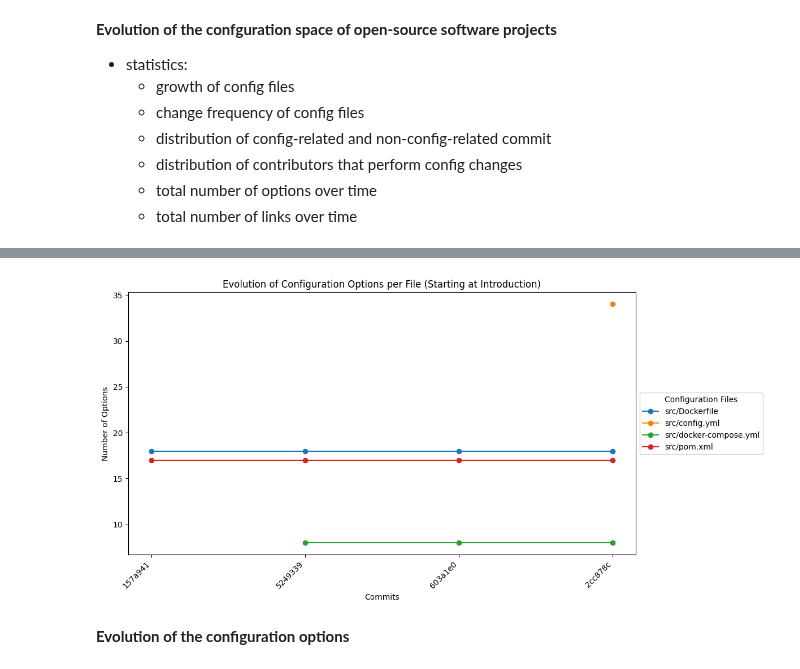
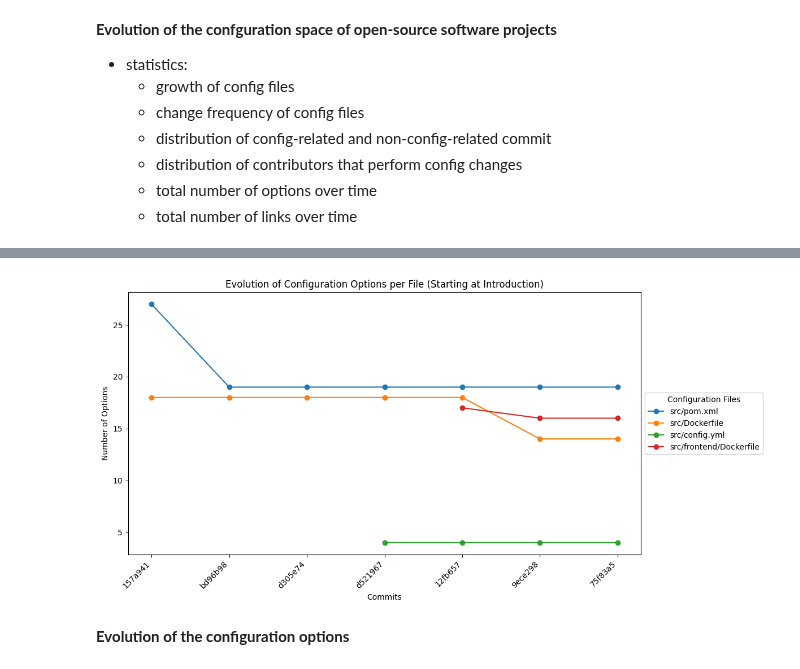
Before and after one commit to simisimon/config-space, a Jupyter notebook: src/analysis.ipynb, the cells around one changed output, grey strips where cells are left out. Cells and saved outputs as stored; diff of their text form; code cells hidden in the pictures.

```diff
--- a/src/analysis.ipynb
+++ b/src/analysis.ipynb
@@ -284,62 +213,69 @@ Write commit data into file ../data/analyzed_projects/Ward.json
     - distribution of contributors that perform config changes
     - total number of options over time
     - total number of links over time
+# %%
+import json
+
+data_file = "../data/analyzed_projects/test_project.json"
+
+with open(data_file, "r", encoding="utf-8") as src:
+    data = json.load(src)
 # %%
 import matplotlib.pyplot as plt
-import json
+from typing import List
 
-# data_file = "../data/analyzed_projects/netflix-oss-example.json"
-data_file = "../data/analyzed_projects/test_project_history.json"
+def plot_config_file_evolution(data: List):
+    # Extract data for plotting
+    files = set()
+    file_data = {}
 
-with open(data_file, "r", encoding="utf-8") as src:
-    data = json.load(src)
+    commit_data = [commit for commit in data["config_commit_data"] if commit["is_config_related"]]
 
-# Extract data for plotting
-files = set()
-file_data = {}
+    for commit in commit_data:
+        commit_hash = commit["commit_hash"]
+        for config_file in commit["network_data"]["config_files_data"]:
+            file_path = config_file["file_path"]
+            options = config_file["options"]
+            files.add(file_path)
+            if file_path not in file_data:
+                file_data[file_path] = []
+            file_data[file_path].append((commit_hash, options))
 
-for commit in data:
-    commit_hash = commit["commit_hash"]
-    for config_file in commit["network_data"]["config_files_data"]:
-        file_path = config_file["file_path"]
-        options = config_file["options"]
-        files.add(file_path)
-        if file_path not in file_data:
-            file_data[file_path] = []
-        file_data[file_path].append((commit_hash, options))
+    # Prepare data for plotting
+    x_ticks = [commit["commit_hash"] for commit in commit_data]
 
-# Prepare data for plotting
-x_ticks = [commit["commit_hash"] for commit in data]
+    # Adjust the plotting logic to start the line at the introduction commit
+    file_lines = {file: [None] * len(x_ticks) for file in files}
 
-# Adjust the plotting logic to start the line at the introduction commit
-file_lines = {file: [None] * len(x_ticks) for file in files}
+    for file, changes in file_data.items():
+        for commit_hash, options in changes:
+            index = x_ticks.index(commit_hash)
+            file_lines[file][index] = options
 
-for file, changes in file_data.items():
-    for commit_hash, options in changes:
-        index = x_ticks.index(commit_hash)
-        file_lines[file][index] = options
+    # Replace None with previous values for continuity
+    for file, options in file_lines.items():
+        last_value = None
+        for i in range(len(options)):
+            if options[i] is None:
+                options[i] = last_value
+            else:
+                last_value = options[i]
 
-# Replace None with previous values for continuity
-for file, options in file_lines.items():
-    last_value = None
-    for i in range(len(options)):
-        if options[i] is None:
-            options[i] = last_value
-        else:
-            last_value = options[i]
+    shortened_x_ticks = [commit[:7] for commit in x_ticks]
 
-shortened_x_ticks = [commit[:7] for commit in x_ticks]
+    # Re-plot with shortened commit hashes
+    plt.figure(figsize=(12, 6))
+    for file, options in file_lines.items():
+        plt.plot(shortened_x_ticks, options, marker="o", label=file)
 
-# Re-plot with shortened commit hashes
-plt.figure(figsize=(12, 6))
-for file, options in file_lines.items():
-    plt.plot(shortened_x_ticks, options, marker="o", label=file)
+    plt.xlabel("Commits")
+    plt.ylabel("Number of Options")
+    plt.title("Evolution of Configuration Options per File (Starting at Introduction)")
+    plt.xticks(rotation=45, ha="right")
+    plt.legend(title="Configuration Files", loc="center left", bbox_to_anchor=(1, 0.5))
+    plt.tight_layout()
+    plt.show()
 
-plt.xlabel("Commits")
-plt.ylabel("Number of Options")
-plt.title("Evolution of Configuration Options per File (Starting at Introduction)")
-plt.xticks(rotation=45, ha="right")
-plt.legend(title="Configuration Files", loc="center left", bbox_to_anchor=(1, 0.5))
-plt.tight_layout()
-plt.show()
+
+plot_config_file_evolution(data=data)
 # %% [output]
@@ -348,4 +282,4 @@ This warnings indicates broken support for the dtype!
-[figure, old version]
+[figure, new version]
 # %% [markdown]
 **Evolution of the configuration options**
 # %%
```
Also changed, not shown: parts of 12 cells of this notebook, 9 other files.
